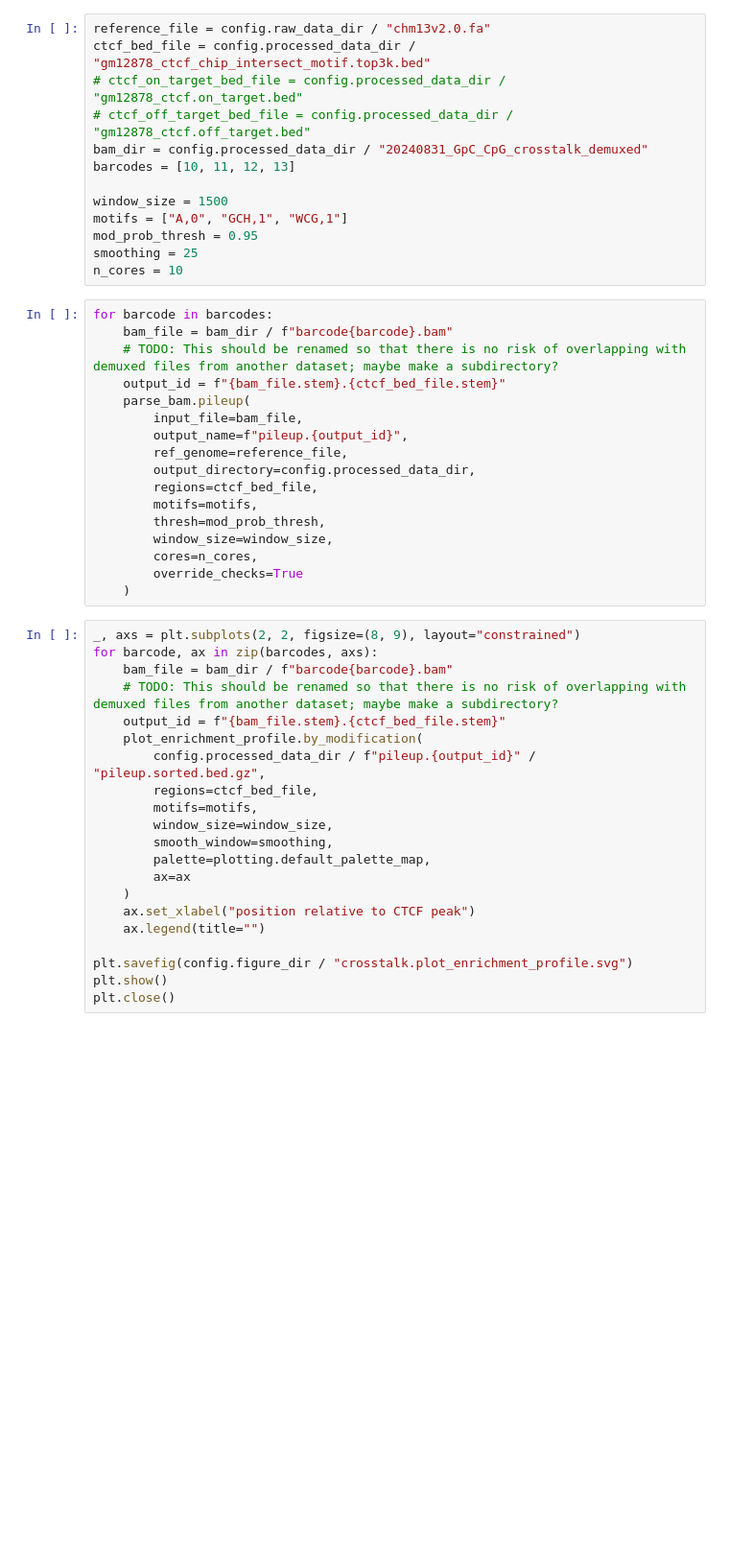
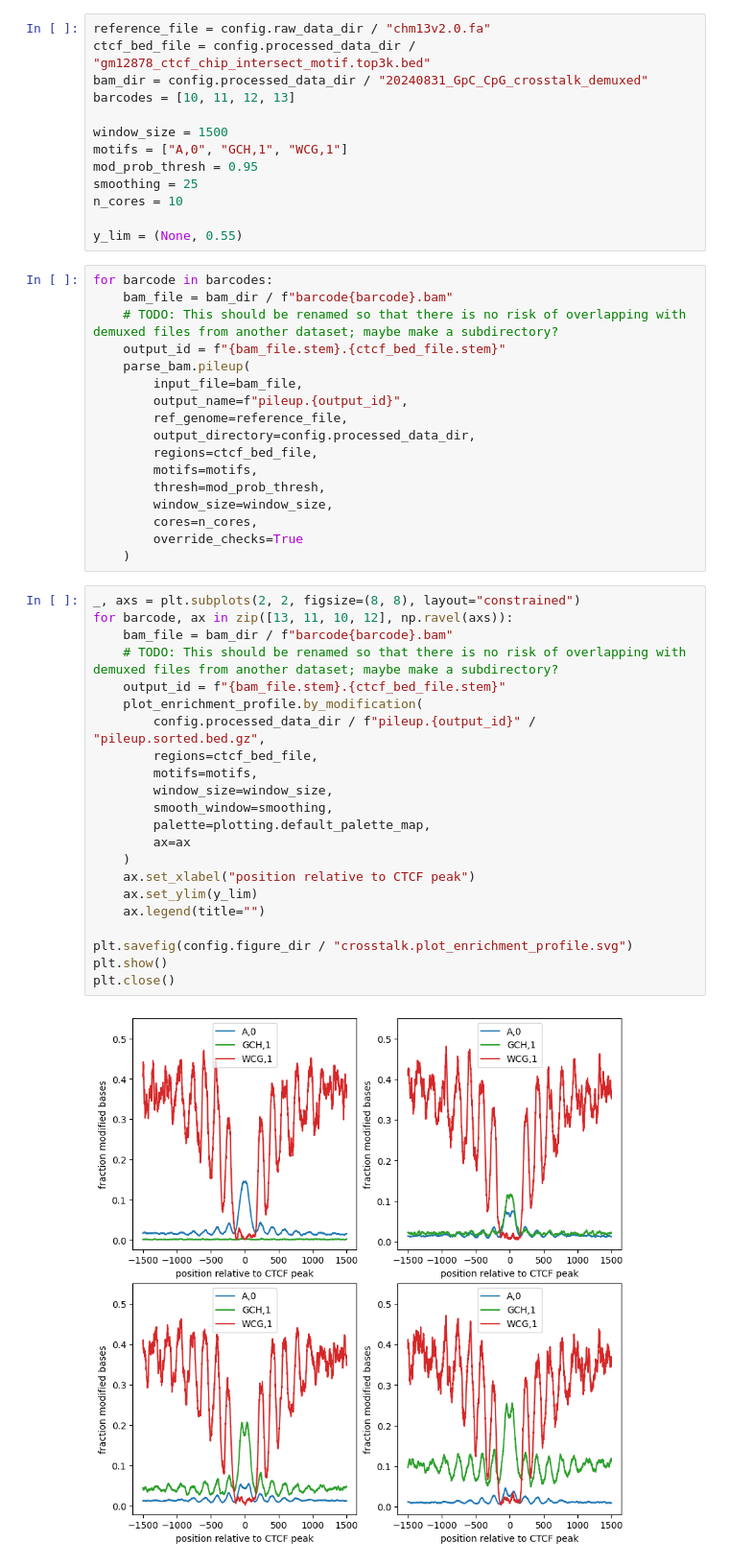
Before and after one commit to streetslab/multimodal-dimelo, a Jupyter notebook: crosstalk_analysis.ipynb, the cells around one changed output. Shown at 96% size. Drawn from its saved outputs; the diff is of its cells as text; blank space fills up the shorter version.

Commit message:
crosstalk supplementary figure

```diff
--- a/crosstalk_analysis.ipynb
+++ b/crosstalk_analysis.ipynb
@@ -15,8 +14,6 @@ from dimelo import parse_bam, plot_enrichment_profile
 # %%
 reference_file = config.raw_data_dir / "chm13v2.0.fa"
 ctcf_bed_file = config.processed_data_dir / "gm12878_ctcf_chip_intersect_motif.top3k.bed"
-# ctcf_on_target_bed_file = config.processed_data_dir / "gm12878_ctcf.on_target.bed"
-# ctcf_off_target_bed_file = config.processed_data_dir / "gm12878_ctcf.off_target.bed"
 bam_dir = config.processed_data_dir / "20240831_GpC_CpG_crosstalk_demuxed"
 barcodes = [10, 11, 12, 13]
 
@@ -25,6 +22,8 @@ motifs = ["A,0", "GCH,1", "WCG,1"]
 mod_prob_thresh = 0.95
 smoothing = 25
 n_cores = 10
+
+y_lim = (None, 0.55)
 # %%
 for barcode in barcodes:
     bam_file = bam_dir / f"barcode{barcode}.bam"
@@ -43,23 +42,26 @@ for barcode in barcodes:
         override_checks=True
     )
 # %%
-_, axs = plt.subplots(2, 2, figsize=(8, 9), layout="constrained")
-for barcode, ax in zip(barcodes, axs):
+_, axs = plt.subplots(2, 2, figsize=(8, 8), layout="constrained")
+for barcode, ax in zip([13, 11, 10, 12], np.ravel(axs)):
     bam_file = bam_dir / f"barcode{barcode}.bam"
     # TODO: This should be renamed so that there is no risk of overlapping with demuxed files from another dataset; maybe make a subdirectory?
     output_id = f"{bam_file.stem}.{ctcf_bed_file.stem}"
     plot_enrichment_profile.by_modification(
         config.processed_data_dir / f"pileup.{output_id}" / "pileup.sorted.bed.gz",
         regions=ctcf_bed_file,
         motifs=motifs,
         window_size=window_size,
         smooth_window=smoothing,
         palette=plotting.default_palette_map,
         ax=ax
     )
     ax.set_xlabel("position relative to CTCF peak")
+    ax.set_ylim(y_lim)
     ax.legend(title="")
 
 plt.savefig(config.figure_dir / "crosstalk.plot_enrichment_profile.svg")
 plt.show()
 plt.close()
+# %% [output]
+[figure, added]
```
Also changed, not shown: parts of 1 cell of this notebook.
